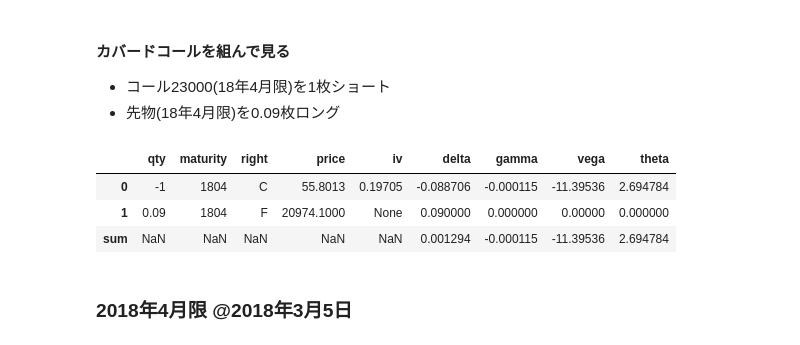
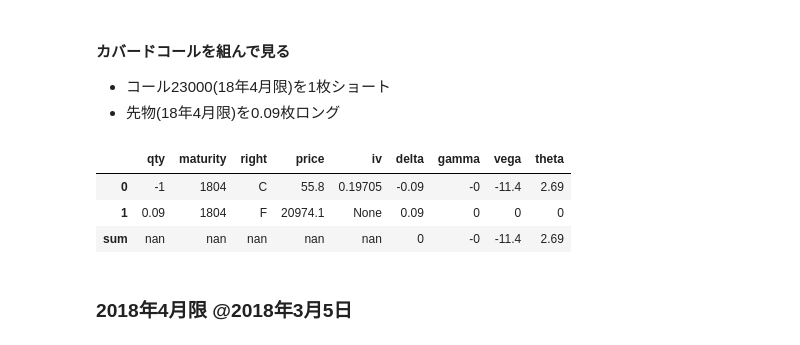
Before and after one commit to drillan/option-old, a Jupyter notebook: CaseStudy.ipynb, the cells around one changed output. Saved outputs shown, nothing was run; the diff lists cells and outputs as text; code cells hidden in the pictures.

```diff
--- a/CaseStudy.ipynb
+++ b/CaseStudy.ipynb
@@ -102,13 +129,13 @@ plot_iv('2018-03-01 15:15', '2018-03-02 15:15', '1804')
 # %%
 p = Portfolio('2018-03-02 15:15',
               [{'qty': -1, 'maturity': '1804', 'right': 'C', 'k': 23000},
                {'qty': 0.09, 'maturity': '1804', 'right': 'F'}])
-p.df
+p.df.round(2).style.set_properties(**{'font-size': '18px'})
 # %% [output]
 |  | qty | maturity | right | price | iv | delta | gamma | vega | theta |
-| 0 | -1 | 1804 | C | 55.8013 | 0.19705 | -0.088706 | -0.000115 | -11.39536 | 2.694784 |
-| 1 | 0.09 | 1804 | F | 20974.1000 | None | 0.090000 | 0.000000 | 0.00000 | 0.000000 |
-| sum | NaN | NaN | NaN | NaN | NaN | 0.001294 | -0.000115 | -11.39536 | 2.694784 |
+| 0 | -1 | 1804 | C | 55.8 | 0.19705 | -0.09 | -0 | -11.4 | 2.69 |
+| 1 | 0.09 | 1804 | F | 20974.1 | None | 0.09 | 0 | 0 | 0 |
+| sum | nan | nan | nan | nan | nan | 0 | -0 | -11.4 | 2.69 |
 # %% [markdown]
 ### 2018年4月限 @2018年3月5日
 # %%
```
Also changed, not shown: parts of 7 cells of this notebook, 5 other files.
